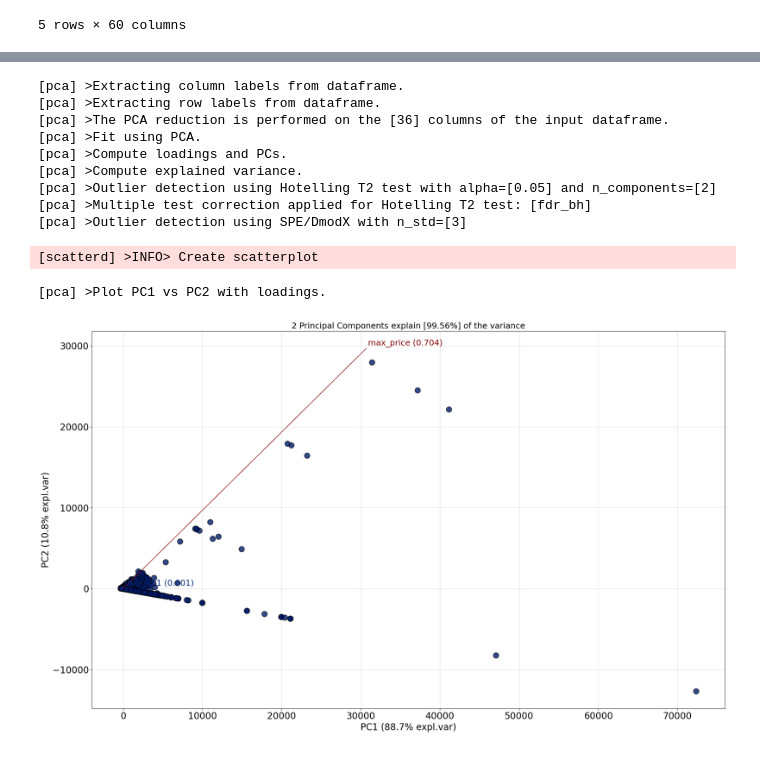
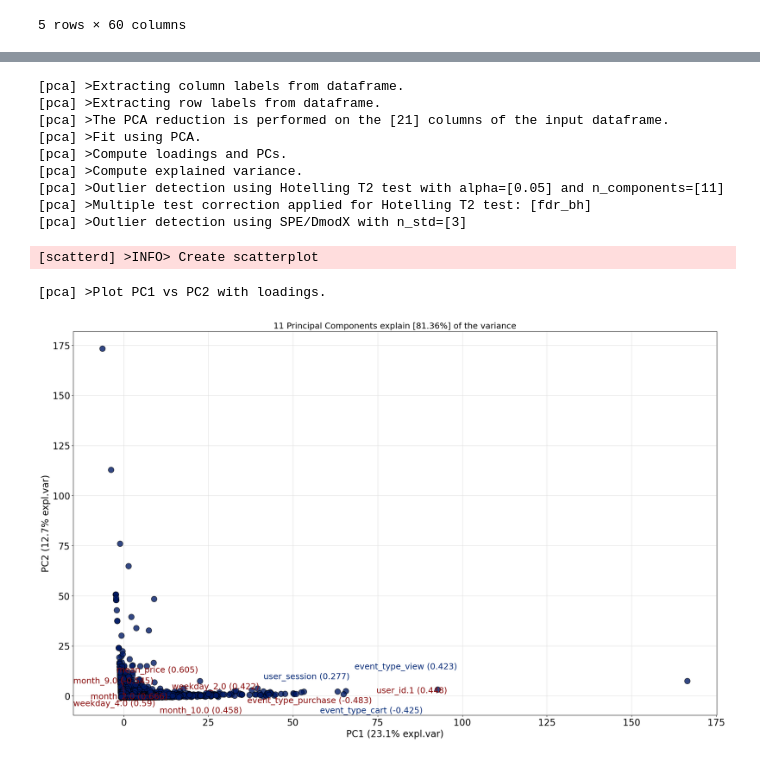
Before and after one commit to dlarhkd1211/electronic_commercial_data_analysis, a Jupyter notebook: clustering.ipynb, the cells around one changed output, grey strips where cells are left out. Saved outputs shown, nothing was run; the diff lists cells and outputs as text; code cells hidden in the pictures.

```diff
--- a/clustering.ipynb
+++ b/clustering.ipynb
@@ -149,0 +354,7 @@ result
+# %%
+scale_df_2 = StandardScaler().fit_transform(df_2)
+# %%
+df_scaled_2 = df_2.copy()
+# %%
+for i in range(0, df_scaled_2.columns.size):
+    df_scaled_2.iloc[:,i] = scale_df_2[:,i]
@@ -149,0 +395,13 @@ result
+# %%
+num = len(df_scaled_2.columns)
+pca2 = PCA(n_components=num)
+pca_array = pca2.fit_transform(df_scaled_2)
+pca_df = pd.DataFrame(pca_array, index = df_scaled_2.index,
+                      columns=[f"pca{num+1}" for num in range(df_scaled_2.shape[1])])
+
+result = pd.DataFrame({'고윳값':pca2.explained_variance_,
+                       '기여율':pca2.explained_variance_ratio_},
+                       index = np.array([f"pca{num+1}" for num in range(df_scaled_2.shape[1])]))
+
+result['누적기여율'] = result['기여율'].cumsum()
+result
@@ -150,24 +426,24 @@ result
 # %%
 from pca import pca
 import seaborn as sns
 
-pca1 = PCA(n_components=2)
-pca_array = pca1.fit_transform(df_1)
-pca_df = pd.DataFrame(pca_array, index = df_1.index,columns = ['pca1','pca2'])
+pca2 = PCA(n_components=11)
+pca_array = pca2.fit_transform(df_scaled_2)
+pca_df = pd.DataFrame(pca_array, index = df_scaled_2.index, columns=[f"pca{num+1}" for num in range(11)])
 
-model = pca(n_components=2)
-results = model.fit_transform(df_1)
-fig, ax = model.biplot(n_feat = 2, legend = False)
+model = pca(n_components=11)
+results = model.fit_transform(df_scaled_2)
+fig, ax = model.biplot(n_feat = 11, legend = False)
 # %% [output]
 [pca] >Extracting column labels from dataframe.
 [pca] >Extracting row labels from dataframe.
-[pca] >The PCA reduction is performed on the [36] columns of the input dataframe.
+[pca] >The PCA reduction is performed on the [21] columns of the input dataframe.
 [pca] >Fit using PCA.
 [pca] >Compute loadings and PCs.
 [pca] >Compute explained variance.
-[pca] >Outlier detection using Hotelling T2 test with alpha=[0.05] and n_components=[2]
+[pca] >Outlier detection using Hotelling T2 test with alpha=[0.05] and n_components=[11]
 [pca] >Multiple test correction applied for Hotelling T2 test: [fdr_bh]
 [pca] >Outlier detection using SPE/DmodX with n_std=[3]
 [scatterd] >INFO> Create scatterplot
 [pca] >Plot PC1 vs PC2 with loadings.
-[figure, old version]
+[figure, new version]
```
Also changed, not shown: parts of 49 cells of this notebook.
